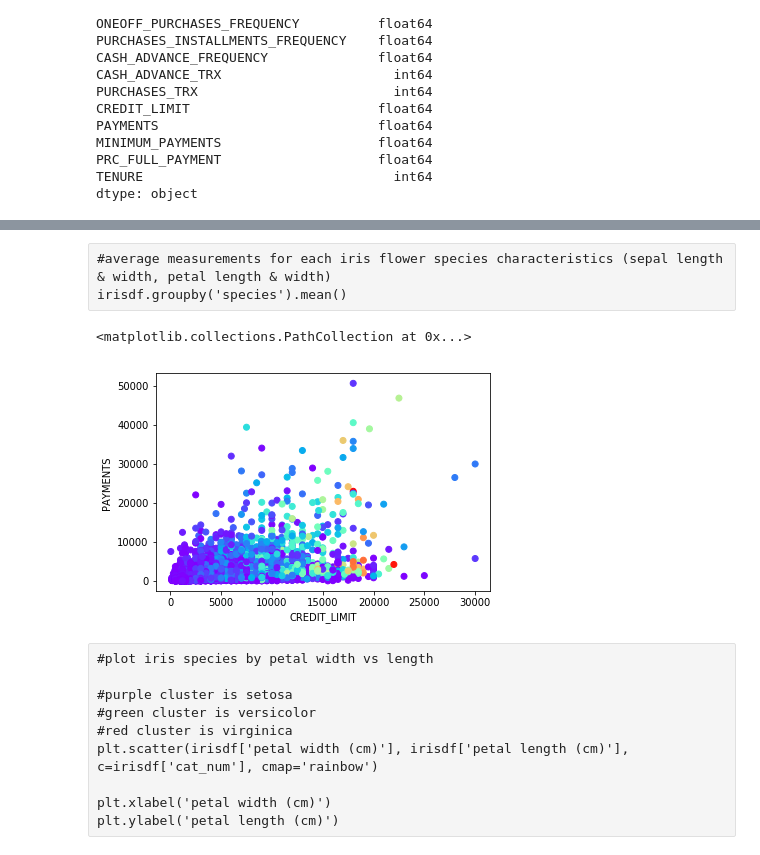
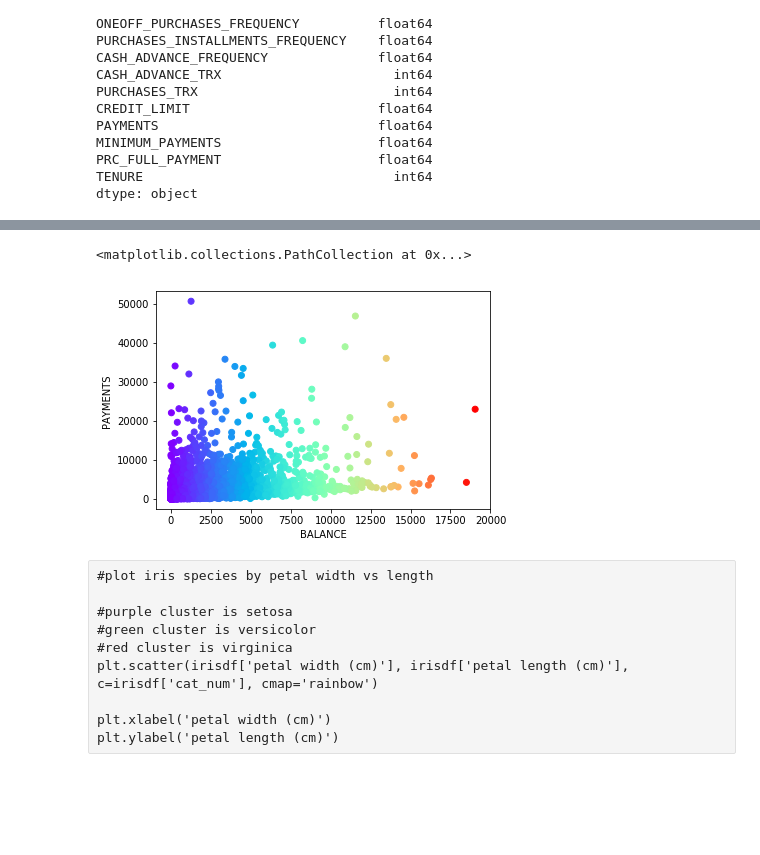
Before and after one commit to Whynotski/MCC-Week3--Feature-Scaling-and-Geolocation, a Jupyter notebook: Credit Cards Exercise using KMeansClustering.ipynb, the cells around one changed output, grey strips where cells are left out. Drawn from its saved outputs; the diff is of its cells as text; code cells hidden in the pictures; blank space fills up the shorter version.

```diff
--- a/Credit Cards Exercise using KMeansClustering.ipynb
+++ b/Credit Cards Exercise using KMeansClustering.ipynb
@@ -113,6 +113,3 @@ dropdf.describe()
 | 50% | 916.855459 | 1.000000 | 375.405000 | 44.995000 | 94.785000 | 0.000000 | ... |
 | 75% | 2105.195853 | 1.000000 | 1145.980000 | 599.100000 | 484.147500 | 1132.385490 | ... |
 | max | 19043.138560 | 1.000000 | 49039.570000 | 40761.250000 | 22500.000000 | 47137.211760 | ... |
-# %% [raw]
-#average measurements for each iris flower species characteristics (sepal length & width, petal length & width)
-irisdf.groupby('species').mean()
@@ -119,13 +121,13 @@ irisdf.groupby('species').mean()
 # %%
 #plot CC data by CREDIT_LIMIT vs PAYMENTS
 
-plt.xlabel('CREDIT_LIMIT')
+plt.xlabel('BALANCE')
 plt.ylabel('PAYMENTS ')
 #plt.scatter(dropdf['BALANCE'], dropdf['PURCHASES'], c=dropdf['CASH_ADVANCE'], cmap='rainbow')
-plt.scatter(dropdf['CREDIT_LIMIT'],dropdf['PAYMENTS'],c=dropdf['BALANCE'],cmap='rainbow')
+plt.scatter(dropdf['BALANCE'],dropdf['PAYMENTS'],c=dropdf['BALANCE'],cmap='rainbow')
 # %% [output]
 <matplotlib.collections.PathCollection at 0x...>
-[figure, old version]
+[figure, new version]
 # %% [raw]
 #plot iris species by petal width vs length
 
```
Also changed, not shown: parts of 11 cells of this notebook.
